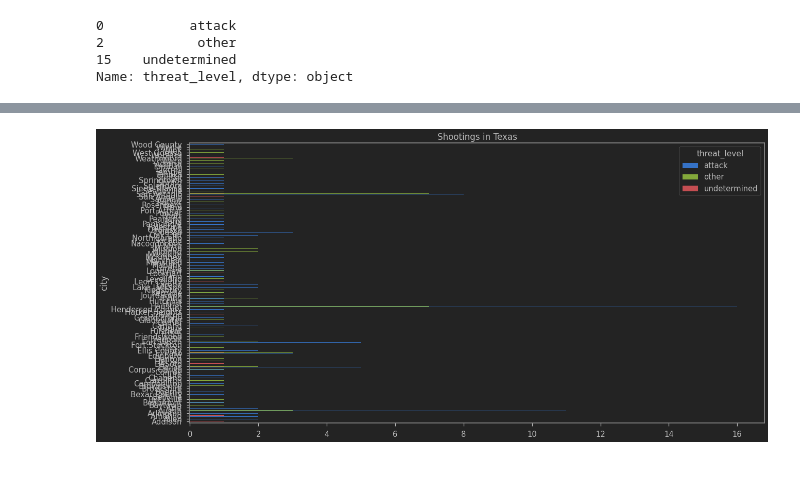
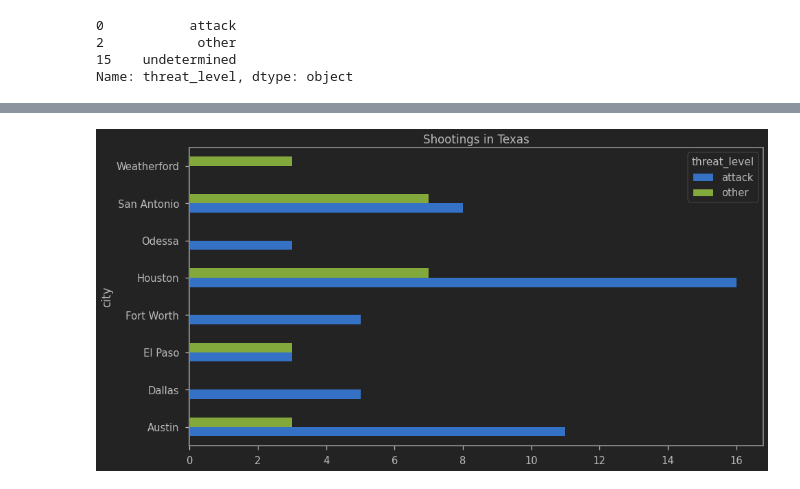
Before and after one commit to AJCorwin/Portfolio, a Jupyter notebook: Data_Viz/Fatal_Police_Shootings/Police_Shootings.ipynb, the cells around one changed output, grey strips where cells are left out. Cells and saved outputs as stored; diff of their text form; code cells hidden in the pictures.

Commit message:
Added some police data images

```diff
--- a/Data_Viz/Fatal_Police_Shootings/Police_Shootings.ipynb
+++ b/Data_Viz/Fatal_Police_Shootings/Police_Shootings.ipynb
@@ -80,0 +72,4 @@ texasdf = texasdf.drop('index', axis = 1)
+# %%
+count_series = df.groupby(['city', 'state', 'threat_level']).size()
+summarydf = count_series.to_frame(name = 'count').reset_index()
+texasdf = summarydf.loc[(summarydf['state'] == 'TX')]
@@ -81,16 +92,15 @@ texasdf = texasdf.drop('index', axis = 1)
 # %%
 chart_title = 'Shootings in Texas'
+texasdf = texasdf.loc[texasdf['count'] >= 3]
 #texasdf = summarydf.loc[(summarydf['state'] == 'TX') & (summarydf['city'].count() > 5)]
-ct = pd.crosstab(texasdf['city'], texasdf['threat_level'])
+ct = pd.crosstab(texasdf['city'], texasdf['threat_level'], values = texasdf['count'], aggfunc = 'sum')
 
-
-
-graph = ct.plot.barh(rot = 0, figsize = (20,10), title = chart_title)
+graph = ct.plot.barh(rot = 0, figsize = (15,8), title = chart_title)
 #graph.set_xticklabels(df['Names'], rotation=90, ha='right')
 #plt.xticks(rotation=90)
 
 
 fig = plt.gcf()
-#fig.savefig('shootings per state.png', dpi=100)
+fig.savefig('shootings in Texas.png', dpi=100)
 # %% [output]
-[figure, old version]
+[figure, new version]
```
Also changed, not shown: parts of 14 cells of this notebook, 3 other files.
